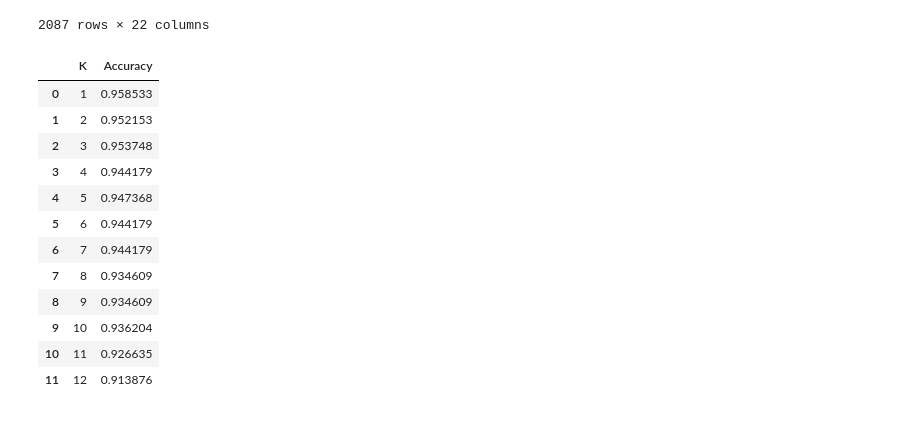
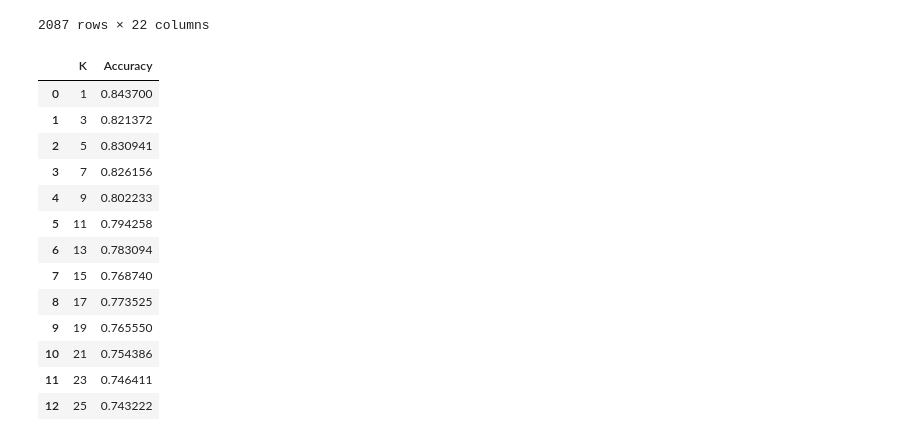
Before and after one commit to mochaeng/Intelligent-Systems, a Jupyter notebook: projects/exer-3/obesity/main.ipynb, the cells around one changed output. Drawn from its saved outputs; the diff is of its cells as text; code cells hidden in the pictures.

```diff
--- a/projects/exer-3/obesity/main.ipynb
+++ b/projects/exer-3/obesity/main.ipynb
@@ -141,37 +141,38 @@ obesity_df
 X = obesity_df.drop(columns=['target', 'Gender'], axis=1)
 y = base_df['target']
 
-X_norm = MinMaxScaler().fit_transform(X)
+X_min_max = MinMaxScaler().fit_transform(X)
 X_not_norm = X.to_numpy()
+X_zscore = zscore(X).to_numpy()
 
-X_zscore = zscore(X)
 # X_zscore
 # pd.DataFrame(X_norm, columns=X.columns.to_list())
 # X
 # %%
-X_train, X_test, y_train, y_test = train_test_split(X_not_norm, y, test_size=0.3, random_state=333)
+X_train, X_test, y_train, y_test = train_test_split(X_zscore, y, test_size=0.3, random_state=333)
 
 results = []
-for i in range(1, 13):
+for i in range(1, 27, 2):
     knn_obesity = KNeighborsClassifier(n_neighbors=i)
     knn_obesity.fit(X_train, y_train)
     results.append(
         [i, accuracy_score(y_test, knn_obesity.predict(X_test))]
     )
 
 accuracy_df = pd.DataFrame(results, columns=['K', 'Accuracy'])
 accuracy_df
 # %% [output]
 |  | K | Accuracy |
-| 0 | 1 | 0.958533 |
-| 1 | 2 | 0.952153 |
-| 2 | 3 | 0.953748 |
-| 3 | 4 | 0.944179 |
-| 4 | 5 | 0.947368 |
-| 5 | 6 | 0.944179 |
-| 6 | 7 | 0.944179 |
-| 7 | 8 | 0.934609 |
-| 8 | 9 | 0.934609 |
-| 9 | 10 | 0.936204 |
-| 10 | 11 | 0.926635 |
-| 11 | 12 | 0.913876 |
+| 0 | 1 | 0.843700 |
+| 1 | 3 | 0.821372 |
+| 2 | 5 | 0.830941 |
+| 3 | 7 | 0.826156 |
+| 4 | 9 | 0.802233 |
+| 5 | 11 | 0.794258 |
+| 6 | 13 | 0.783094 |
+| 7 | 15 | 0.768740 |
+| 8 | 17 | 0.773525 |
+| 9 | 19 | 0.765550 |
+| 10 | 21 | 0.754386 |
+| 11 | 23 | 0.746411 |
+| 12 | 25 | 0.743222 |
```
Also changed, not shown: parts of 1 cell of this notebook, 2 other files.
